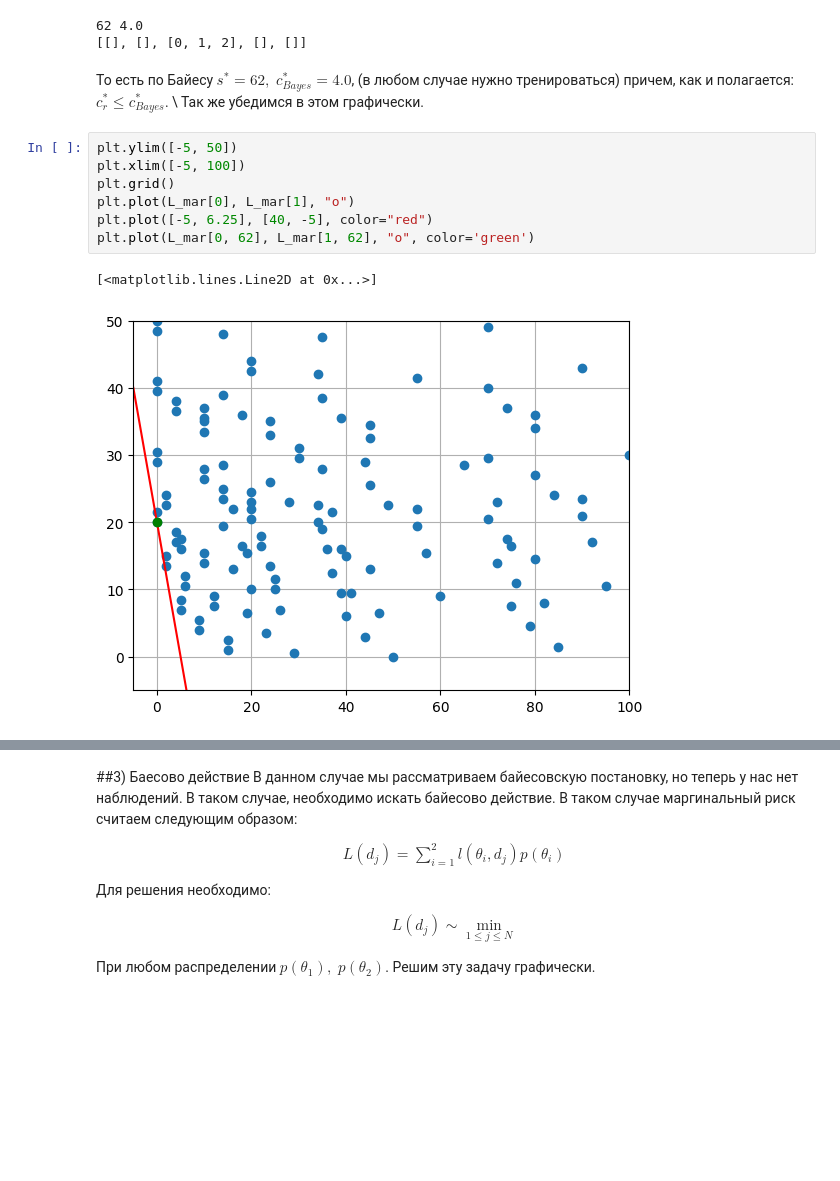
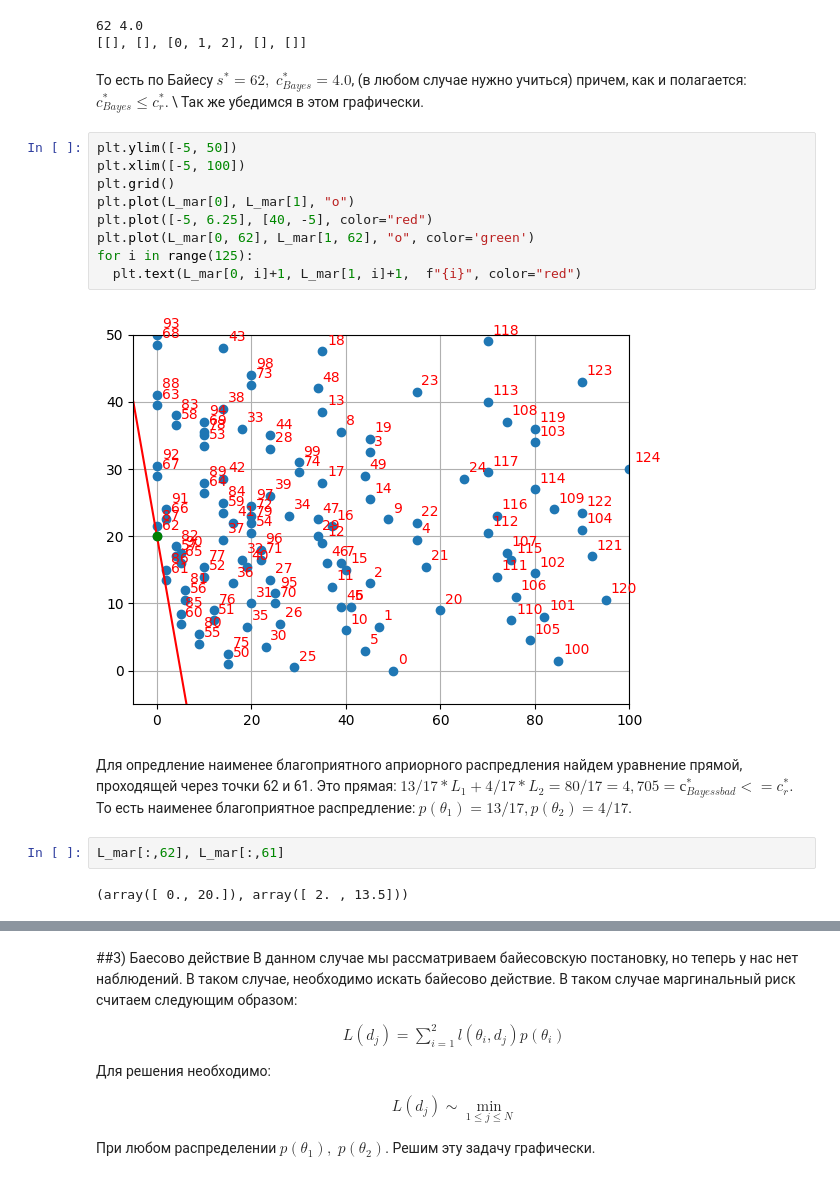
Before and after one commit to fisherj1/OMM, a Jupyter notebook: ТВМАИИДИ.ipynb, the cells around one changed output, grey strips where cells are left out. Drawn from its saved outputs; the diff is of its cells as text; blank space fills up the shorter version.

```diff
--- a/ТВМАИИДИ.ipynb
+++ b/ТВМАИИДИ.ipynb
@@ -223,15 +223,22 @@ print(s_s[62])
 62 4.0
 [[], [], [0, 1, 2], [], []]
 # %% [markdown]
-То есть по Байесу $s^* = 62, \;c^*_{Bayes} = 4.0$, (в любом случае нужно тренироваться) причем, как и полагается: $c^*_r \leq c^*_{Bayes}$. \\
+То есть по Байесу $s^* = 62, \;c^*_{Bayes} = 4.0$, (в любом случае нужно учиться) причем, как и полагается: $c^*_{Bayes} \leq c^*_r$. \\
 Так же убедимся в этом графически.
 # %%
 plt.ylim([-5, 50])
 plt.xlim([-5, 100])
 plt.grid()
 plt.plot(L_mar[0], L_mar[1], "o")
 plt.plot([-5, 6.25], [40, -5], color="red")
 plt.plot(L_mar[0, 62], L_mar[1, 62], "o", color='green')
+for i in range(125):
+  plt.text(L_mar[0, i]+1, L_mar[1, i]+1,  f"{i}", color="red")
 # %% [output]
-[<matplotlib.lines.Line2D at 0x...>]
-[figure, old version]
+[figure, new version]
+# %% [markdown]
+Для опредление наименее благоприятного априорного распредления найдем уравнение прямой, проходящей через точки 62 и 61. Это прямая: $13/17*L_1 + 4/17*L_2 = 80/17 = 4,705 = с^*_{Bayess bad} <= c^*_r.$ То есть наименее благоприятное распредление: $p(\theta_1) = 13/17, p(\theta_2) = 4/17$.
+# %%
+L_mar[:,62], L_mar[:,61]
+# %% [output]
+(array([ 0., 20.]), array([ 2. , 13.5]))
```
Also changed, not shown: parts of 1 cell of this notebook.
